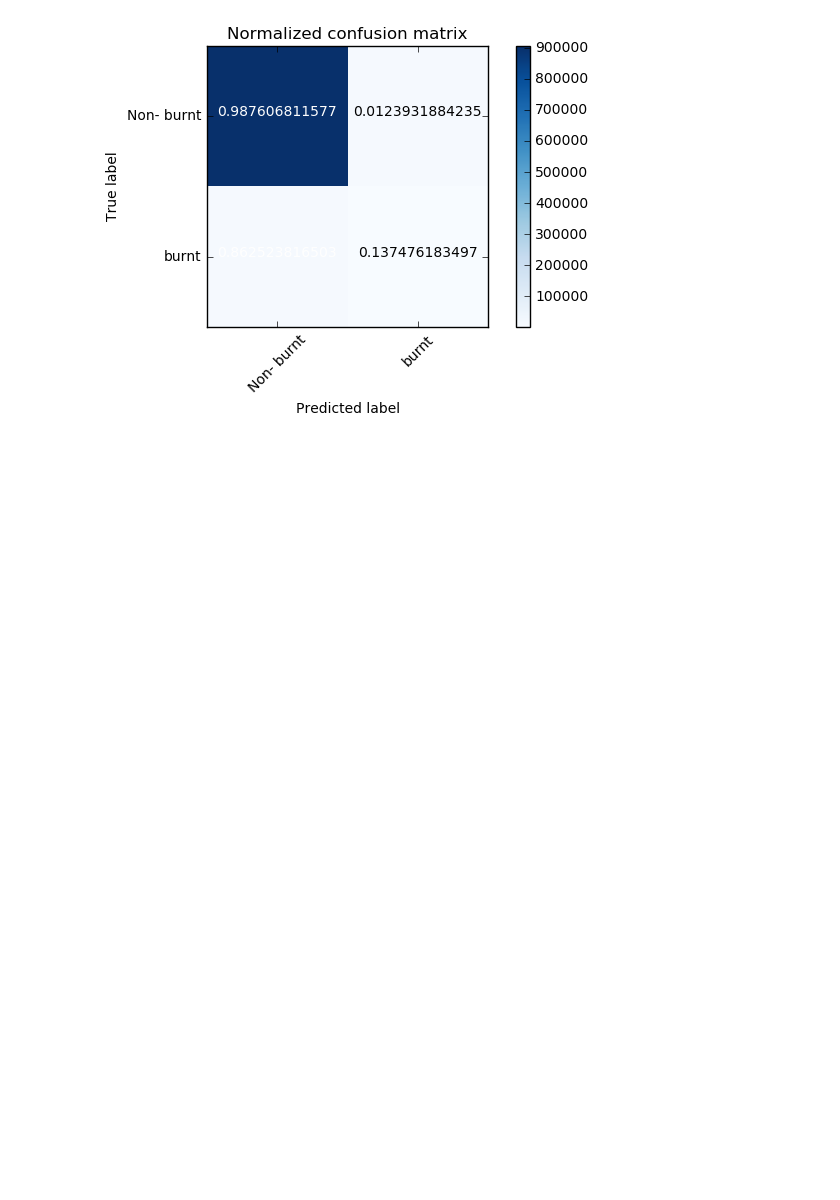
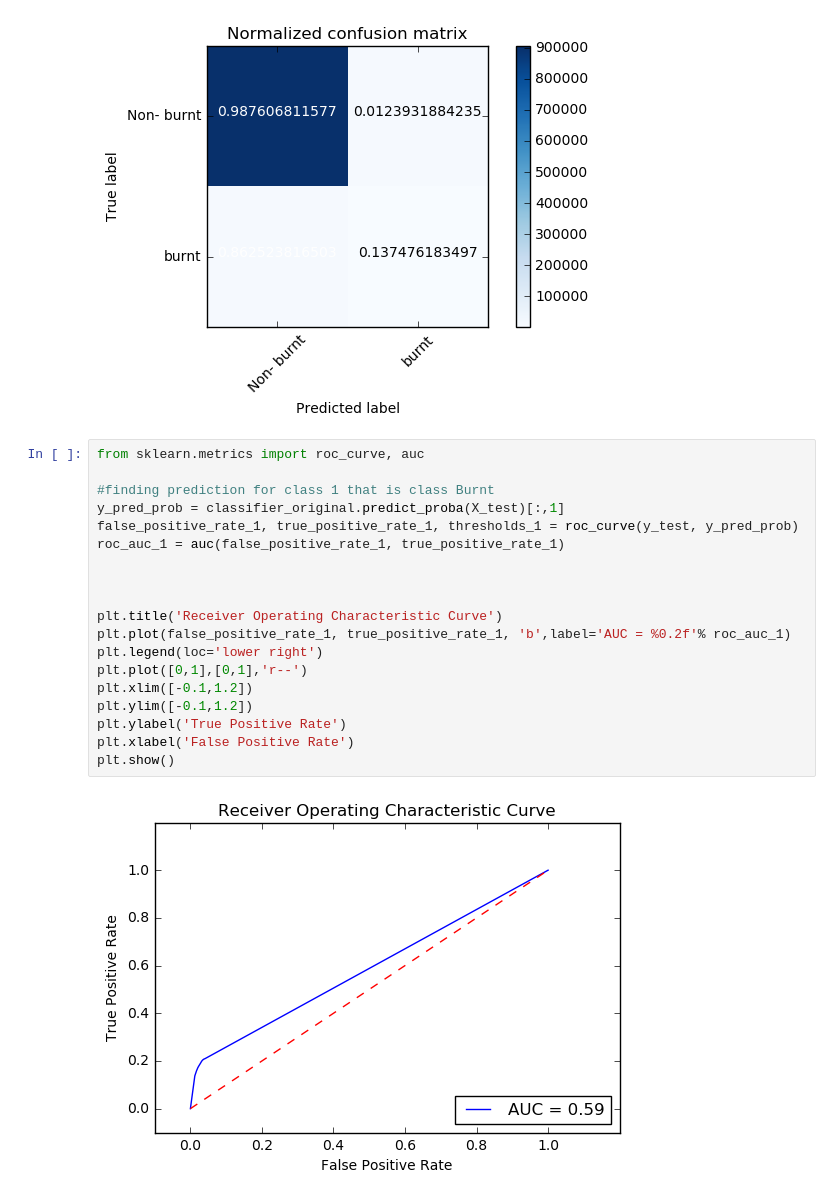
Before and after one commit to SKhatter/Analyzing-and-Predicting-Wildfires, a Jupyter notebook: code/resampling/PlainDecisionTree.ipynb, the cells around one changed output. Cells and saved outputs as stored; diff of their text form; blank space fills up the shorter version.

```diff
--- a/code/resampling/PlainDecisionTree.ipynb
+++ b/code/resampling/PlainDecisionTree.ipynb
@@ -205,3 +205,24 @@ Normalized confusion matrix
  [ 0.86  0.14]]
 [figure]
 [figure]
+# %%
+from sklearn.metrics import roc_curve, auc
+
+#finding prediction for class 1 that is class Burnt
+y_pred_prob = classifier_original.predict_proba(X_test)[:,1]
+false_positive_rate_1, true_positive_rate_1, thresholds_1 = roc_curve(y_test, y_pred_prob)
+roc_auc_1 = auc(false_positive_rate_1, true_positive_rate_1)
+
+
+
+plt.title('Receiver Operating Characteristic Curve')
+plt.plot(false_positive_rate_1, true_positive_rate_1, 'b',label='AUC = %0.2f'% roc_auc_1)
+plt.legend(loc='lower right')
+plt.plot([0,1],[0,1],'r--')
+plt.xlim([-0.1,1.2])
+plt.ylim([-0.1,1.2])
+plt.ylabel('True Positive Rate')
+plt.xlabel('False Positive Rate')
+plt.show()
+# %% [output]
+[figure, added]
```
